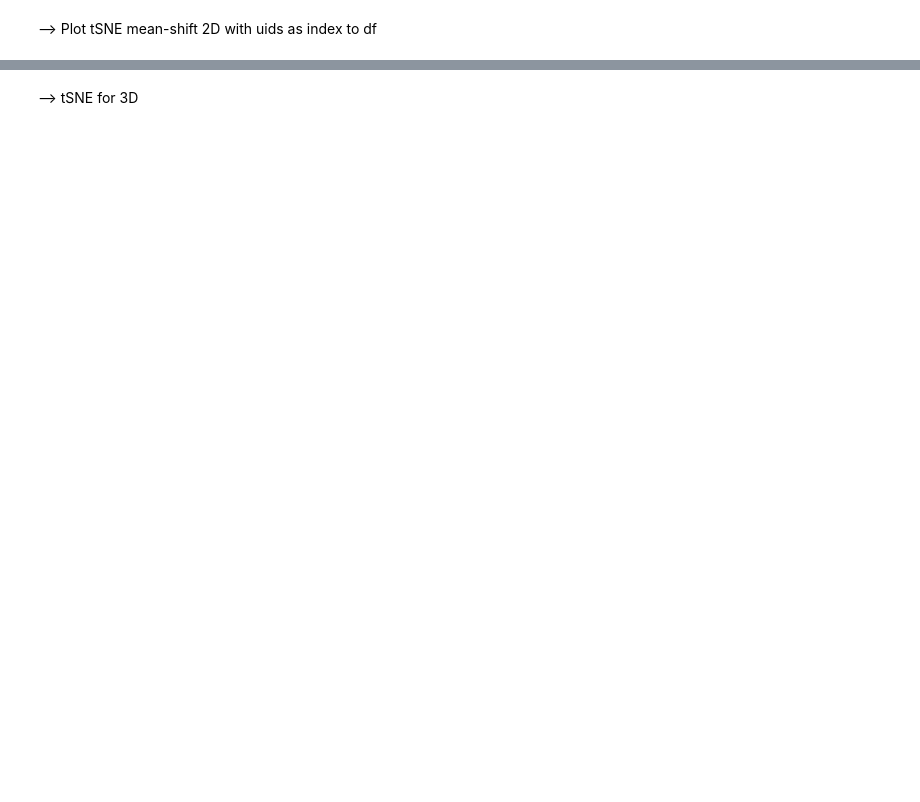
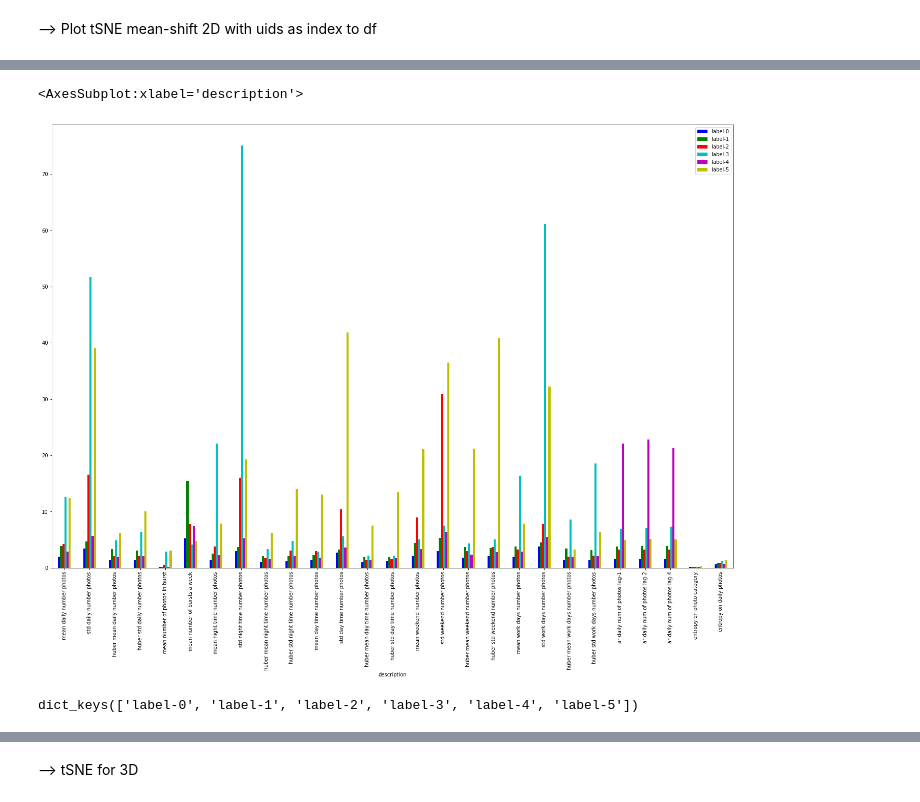
Before and after one commit to oavioz/Louie7Predictors, a Jupyter notebook: metadata_to_vec.ipynb, the cells around one changed output, grey strips where cells are left out. Cells and saved outputs as stored; diff of their text form; code cells hidden in the pictures; blank space fills up the shorter version.

```diff
--- a/metadata_to_vec.ipynb
+++ b/metadata_to_vec.ipynb
@@ -308,0 +299,5 @@ df_med.plot.bar()
+# %%
+df_mad.plot.bar(color=['b', 'g', 'r', 'c', 'm', 'y'])
+# %% [output]
+<AxesSubplot:xlabel='description'>
+[figure, added]
@@ -308,0 +308,4 @@ df_med.plot.bar()
+# %%
+df_lbl.keys()
+# %% [output]
+dict_keys(['label-0', 'label-1', 'label-2', 'label-3', 'label-4', 'label-5'])
```
Also changed, not shown: parts of 16 cells of this notebook, 4 other files.
